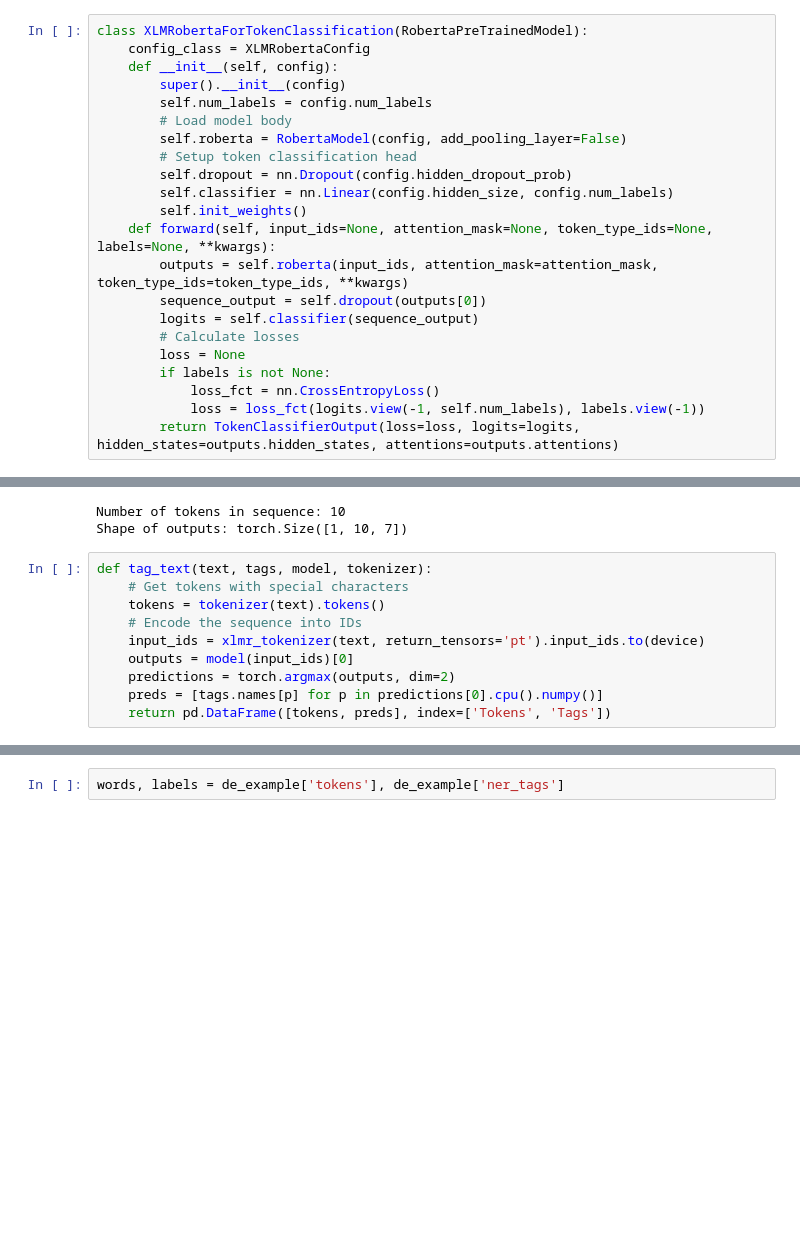
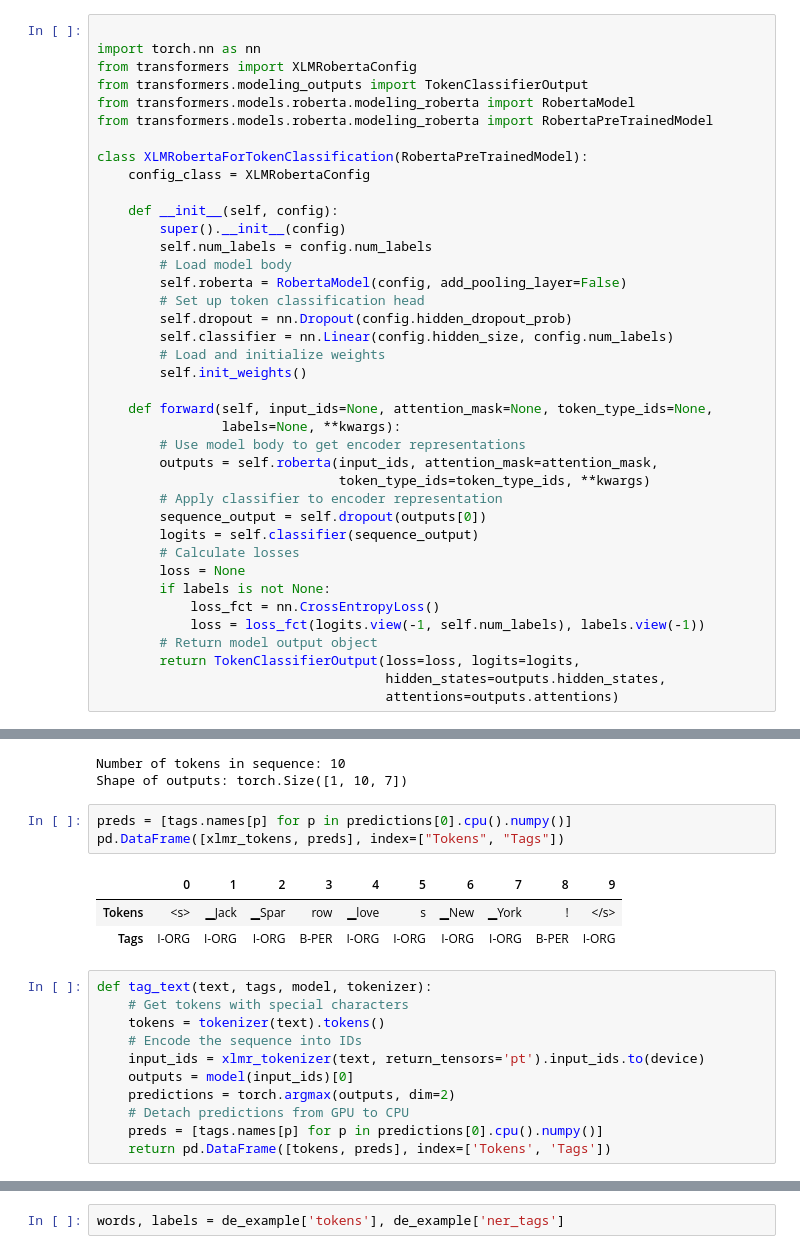
Before and after one commit to StatsGary/transformers-playground, a Jupyter notebook: 02_NER_and_lang_transfer.ipynb, the cells around one changed output, grey strips where cells are left out. Saved outputs shown, nothing was run; the diff lists cells and outputs as text; blank space fills up the shorter version.

```diff
--- a/02_NER_and_lang_transfer.ipynb
+++ b/02_NER_and_lang_transfer.ipynb
@@ -191,19 +179,33 @@ from transformers import XLMRobertaConfig
 from transformers.modeling_outputs import TokenClassifierOutput
 from transformers.models.roberta.modeling_roberta import RobertaModel, RobertaPreTrainedModel
 # %%
+
+import torch.nn as nn
+from transformers import XLMRobertaConfig
+from transformers.modeling_outputs import TokenClassifierOutput
+from transformers.models.roberta.modeling_roberta import RobertaModel
+from transformers.models.roberta.modeling_roberta import RobertaPreTrainedModel
+
 class XLMRobertaForTokenClassification(RobertaPreTrainedModel):
     config_class = XLMRobertaConfig
+
     def __init__(self, config):
         super().__init__(config)
         self.num_labels = config.num_labels
         # Load model body
         self.roberta = RobertaModel(config, add_pooling_layer=False)
-        # Setup token classification head
+        # Set up token classification head
         self.dropout = nn.Dropout(config.hidden_dropout_prob)
         self.classifier = nn.Linear(config.hidden_size, config.num_labels)
+        # Load and initialize weights
         self.init_weights()
-    def forward(self, input_ids=None, attention_mask=None, token_type_ids=None, labels=None, **kwargs):
-        outputs = self.roberta(input_ids, attention_mask=attention_mask, token_type_ids=token_type_ids, **kwargs)
+
+    def forward(self, input_ids=None, attention_mask=None, token_type_ids=None,
+                labels=None, **kwargs):
+        # Use model body to get encoder representations
+        outputs = self.roberta(input_ids, attention_mask=attention_mask,
+                               token_type_ids=token_type_ids, **kwargs)
+        # Apply classifier to encoder representation
         sequence_output = self.dropout(outputs[0])
         logits = self.classifier(sequence_output)
         # Calculate losses
@@ -211,7 +213,10 @@ class XLMRobertaForTokenClassification(RobertaPreTrainedModel):
         if labels is not None:
             loss_fct = nn.CrossEntropyLoss()
             loss = loss_fct(logits.view(-1, self.num_labels), labels.view(-1))
-        return TokenClassifierOutput(loss=loss, logits=logits, hidden_states=outputs.hidden_states, attentions=outputs.attentions)
+        # Return model output object
+        return TokenClassifierOutput(loss=loss, logits=logits,
+                                     hidden_states=outputs.hidden_states,
+                                     attentions=outputs.attentions)
 # %% [markdown]
 ## Loading custom model
 # %%
@@ -271,6 +258,13 @@ print(f'Shape of outputs: {outputs.shape}')
 # %% [output]
 Number of tokens in sequence: 10
 Shape of outputs: torch.Size([1, 10, 7])
+# %%
+preds = [tags.names[p] for p in predictions[0].cpu().numpy()]
+pd.DataFrame([xlmr_tokens, preds], index=["Tokens", "Tags"])
+# %% [output]
+|  | 0 | 1 | 2 | 3 | 4 | 5 | 6 | 7 | 8 | 9 |
+| Tokens | <s> | ▁Jack | ▁Spar | row | ▁love | s | ▁New | ▁York | ! | </s> |
+| Tags | I-ORG | I-ORG | I-ORG | B-PER | I-ORG | I-ORG | I-ORG | I-ORG | B-PER | I-ORG |
 # %%
 def tag_text(text, tags, model, tokenizer):
     # Get tokens with special characters
@@ -279,5 +273,6 @@ def tag_text(text, tags, model, tokenizer):
     input_ids = xlmr_tokenizer(text, return_tensors='pt').input_ids.to(device)
     outputs = model(input_ids)[0]
     predictions = torch.argmax(outputs, dim=2)
+    # Detach predictions from GPU to CPU
     preds = [tags.names[p] for p in predictions[0].cpu().numpy()]
     return pd.DataFrame([tokens, preds], index=['Tokens', 'Tags'])
```
Also changed, not shown: parts of 20 cells of this notebook.
